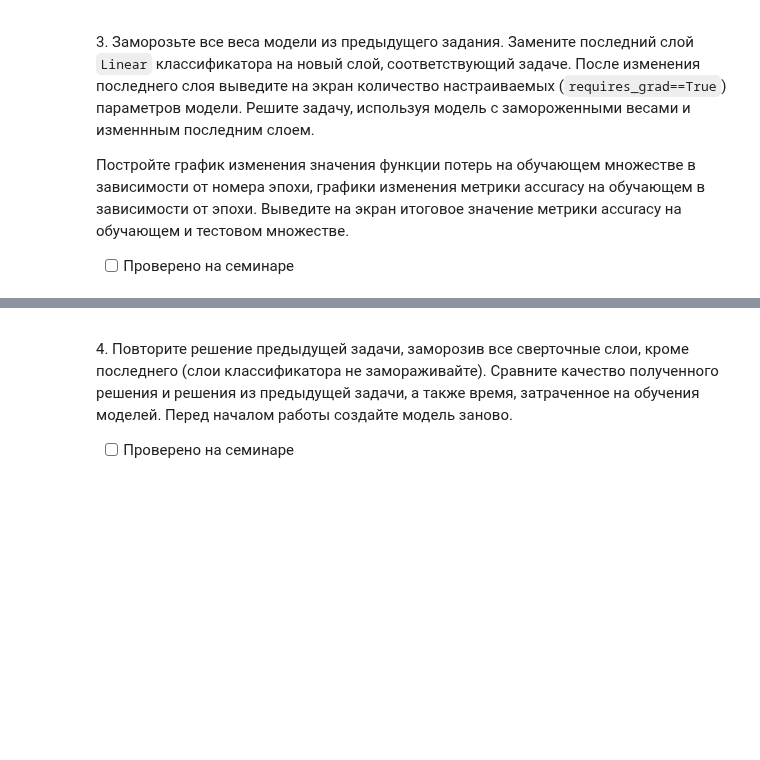
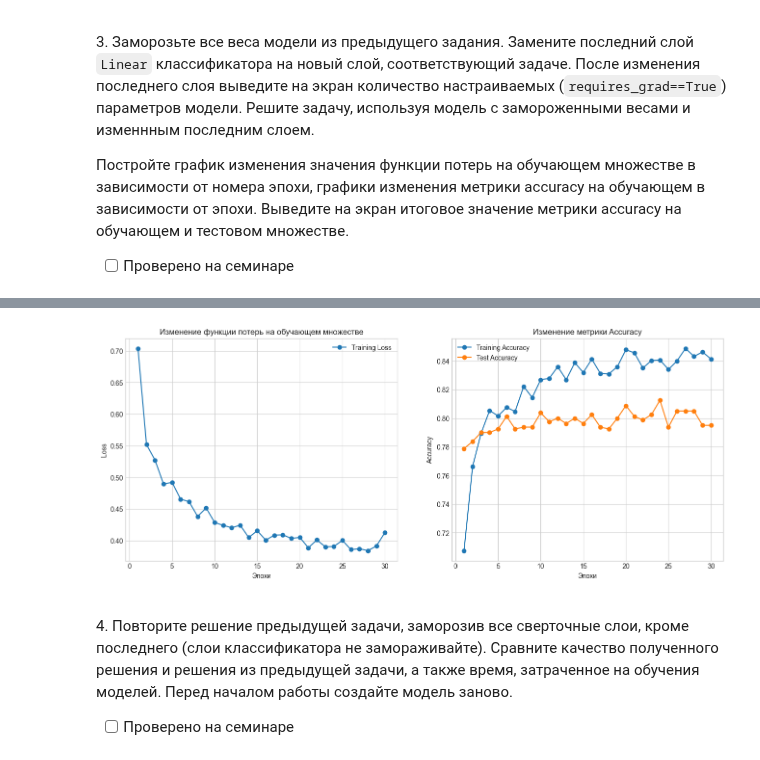
Before and after one commit to Ackrome/FU, a Jupyter notebook: Course_3/DL/03_2_cnn_pretrained.ipynb, the cells around one changed output, grey strips where cells are left out. Cells and saved outputs as stored; diff of their text form; code cells hidden in the pictures; blank space fills up the shorter version.

```diff
--- a/Course_3/DL/03_2_cnn_pretrained.ipynb
+++ b/Course_3/DL/03_2_cnn_pretrained.ipynb
@@ -156,0 +251,15 @@ ImageClassification(
+# %%
+train_transform = T.Compose([
+    T.Resize((256, 256)),
+    T.CenterCrop((224, 224)),
+    T.ToTensor(),
+    T.Normalize(mean=[0.485, 0.456, 0.406], std=[0.229, 0.224, 0.225])
+])
+
+vgg_weights = models.VGG16_Weights.IMAGENET1K_V1
+test_transform = vgg_weights.transforms()
+
+print("\n--- Преобразования для ОБУЧЕНИЯ: ---")
+print(train_transform)
+print("\n--- Преобразования для ТЕСТА (из VGG16): ---")
+print(test_transform)
@@ -164,0 +445,10 @@ ImageClassification(
+# %%
+test_results_ft = trainer_ft.test(model_ft, dataloaders=test_loader, verbose=False)
+
+final_train_acc_ft = model_ft.history['train_acc'][-1]
+final_test_acc_ft = test_results_ft[0]['test_acc']
+print(f"\nИтоговая точность на обучающем множестве: {final_train_acc_ft:.4f}")
+print(f"Итоговая точность на тестовом множестве: {final_test_acc_ft:.4f}")
+
+actual_epochs = len(model_ft.history['train_loss'])
+epochs_range = range(1, actual_epochs + 1)
@@ -165,3 +460,23 @@ ImageClassification(
+# %%
+plt.style.use('seaborn-v0_8-whitegrid')
+# График функции потерь
+fig, (ax1, ax2) = plt.subplots(1,2,figsize=(16, 6))
+ax1.plot(epochs_range, model_ft.history['train_loss'], 'o-', label='Training Loss')
+ax1.set_title('Изменение функции потерь на обучающем множестве')
+ax1.set_xlabel('Эпохи')
+ax1.set_ylabel('Loss')
+ax1.legend()
+
+# График метрики accuracy
+ax2.plot(epochs_range,model_ft.history['train_acc'], 'o-', label='Training Accuracy')
+ax2.plot(epochs_range, model_ft.history['val_acc'], 'o-', label='Test Accuracy')
+ax2.set_title('Изменение метрики Accuracy')
+ax2.set_xlabel('Эпохи')
+ax2.set_ylabel('Accuracy')
+ax2.legend()
+plt.show()
+# %% [output]
+[figure, added]
 # %% [markdown]
 <p class="task" id="4"></p>
 
```
Also changed, not shown: parts of 27 cells of this notebook, 2 other files.
